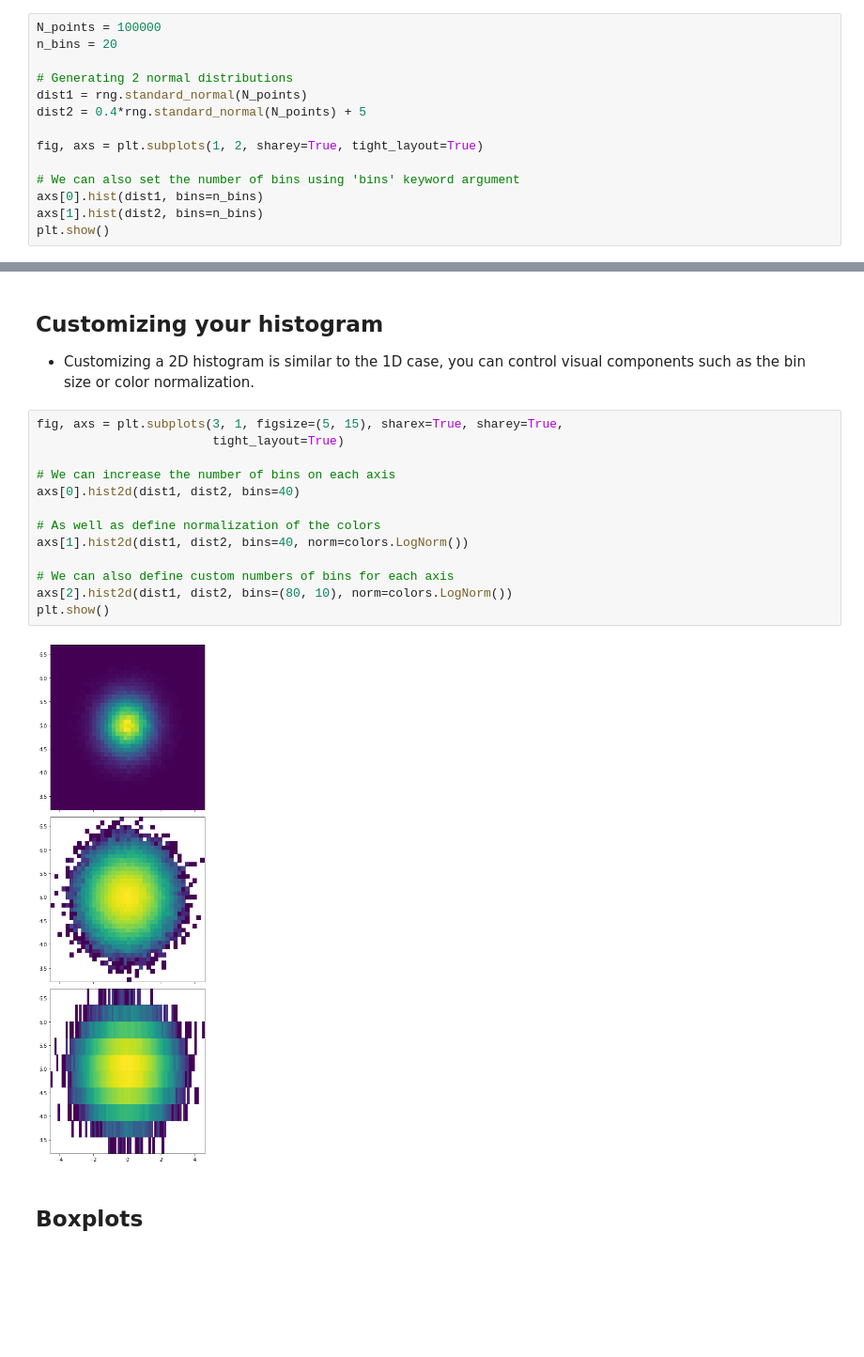
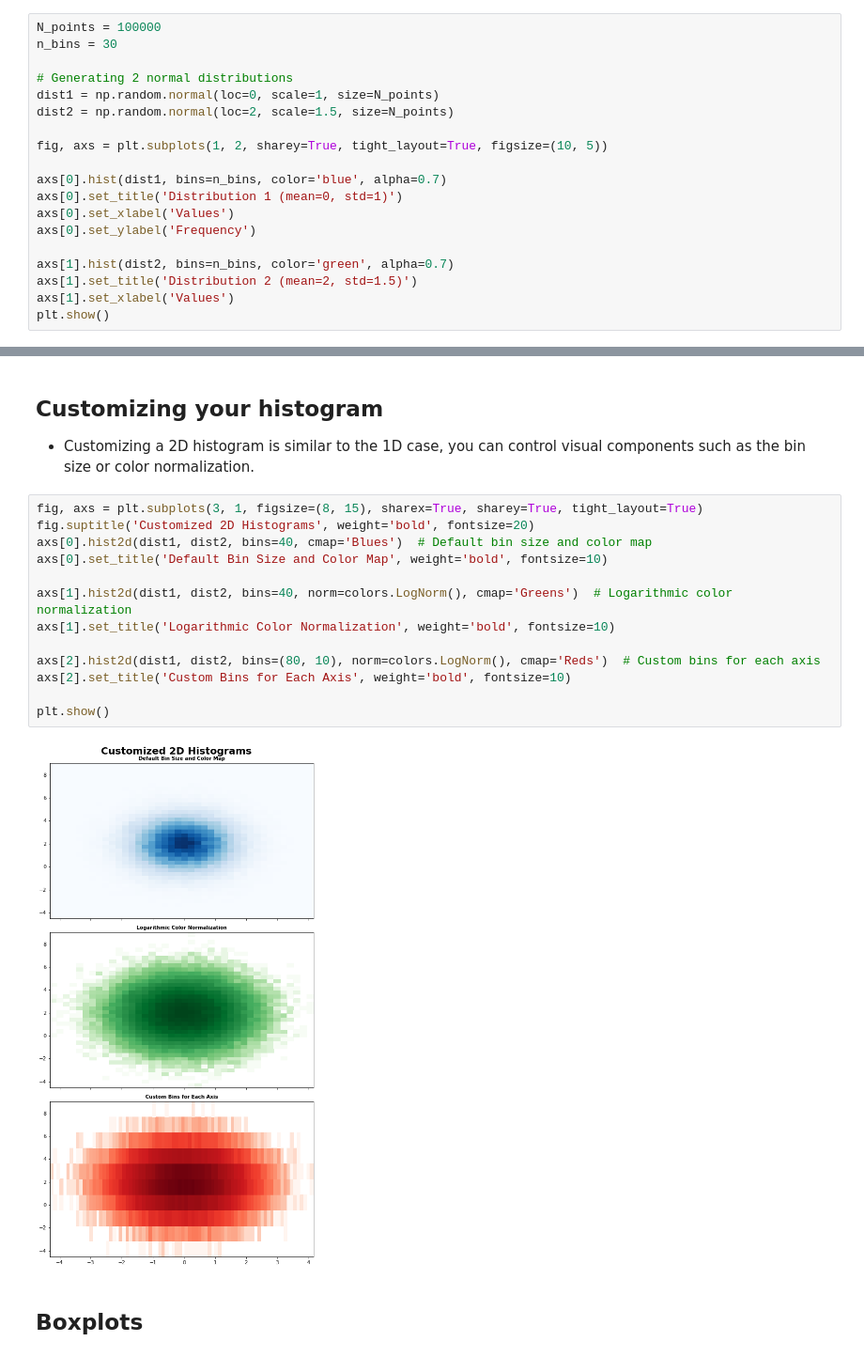
Before and after one commit to imannoor22/Data-Science-Group-2-BWF-IMAN-NOOR, a Jupyter notebook: Task 17/task17.ipynb, the cells around one changed output, grey strips where cells are left out. Shown at 94% size. Cells and saved outputs as stored; diff of their text form; blank space fills up the shorter version.

```diff
--- a/Task 17/task17.ipynb
+++ b/Task 17/task17.ipynb
@@ -202,16 +226,21 @@ plt.show()
 ## Generate data and plot a simple histogram
 # %%
 N_points = 100000
-n_bins = 20
+n_bins = 30
 
 # Generating 2 normal distributions
-dist1 = rng.standard_normal(N_points)
-dist2 = 0.4*rng.standard_normal(N_points) + 5
+dist1 = np.random.normal(loc=0, scale=1, size=N_points)
+dist2 = np.random.normal(loc=2, scale=1.5, size=N_points)
 
-fig, axs = plt.subplots(1, 2, sharey=True, tight_layout=True)
+fig, axs = plt.subplots(1, 2, sharey=True, tight_layout=True, figsize=(10, 5))
 
-# We can also set the number of bins using 'bins' keyword argument
-axs[0].hist(dist1, bins=n_bins)
-axs[1].hist(dist2, bins=n_bins)
+axs[0].hist(dist1, bins=n_bins, color='blue', alpha=0.7)
+axs[0].set_title('Distribution 1 (mean=0, std=1)')
+axs[0].set_xlabel('Values')
+axs[0].set_ylabel('Frequency')
+
+axs[1].hist(dist2, bins=n_bins, color='green', alpha=0.7)
+axs[1].set_title('Distribution 2 (mean=2, std=1.5)')
+axs[1].set_xlabel('Values')
 plt.show()
 # %% [output]
@@ -255,20 +277,20 @@ hist = ax.hist2d(dist1, dist2)
 ## Customizing your histogram
 - Customizing a 2D histogram is similar to the 1D case, you can control visual components such as the bin size or color normalization.
 # %%
-fig, axs = plt.subplots(3, 1, figsize=(5, 15), sharex=True, sharey=True,
-                        tight_layout=True)
+fig, axs = plt.subplots(3, 1, figsize=(8, 15), sharex=True, sharey=True, tight_layout=True)
+fig.suptitle('Customized 2D Histograms', weight='bold', fontsize=20)
+axs[0].hist2d(dist1, dist2, bins=40, cmap='Blues')  # Default bin size and color map
+axs[0].set_title('Default Bin Size and Color Map', weight='bold', fontsize=10)
 
-# We can increase the number of bins on each axis
-axs[0].hist2d(dist1, dist2, bins=40)
+axs[1].hist2d(dist1, dist2, bins=40, norm=colors.LogNorm(), cmap='Greens')  # Logarithmic color normalization
+axs[1].set_title('Logarithmic Color Normalization', weight='bold', fontsize=10)
 
-# As well as define normalization of the colors
-axs[1].hist2d(dist1, dist2, bins=40, norm=colors.LogNorm())
+axs[2].hist2d(dist1, dist2, bins=(80, 10), norm=colors.LogNorm(), cmap='Reds')  # Custom bins for each axis
+axs[2].set_title('Custom Bins for Each Axis', weight='bold', fontsize=10)
 
-# We can also define custom numbers of bins for each axis
-axs[2].hist2d(dist1, dist2, bins=(80, 10), norm=colors.LogNorm())
 plt.show()
 # %% [output]
-[figure, old version]
+[figure, new version]
 # %% [markdown]
 ## Boxplots
 # %%
```
Also changed, not shown: parts of 25 cells of this notebook.
